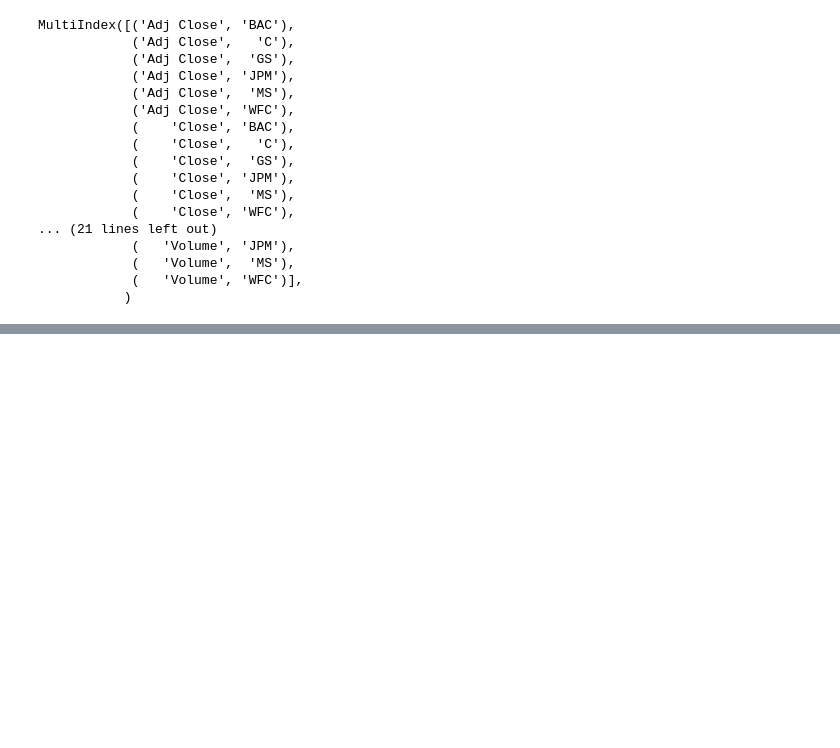
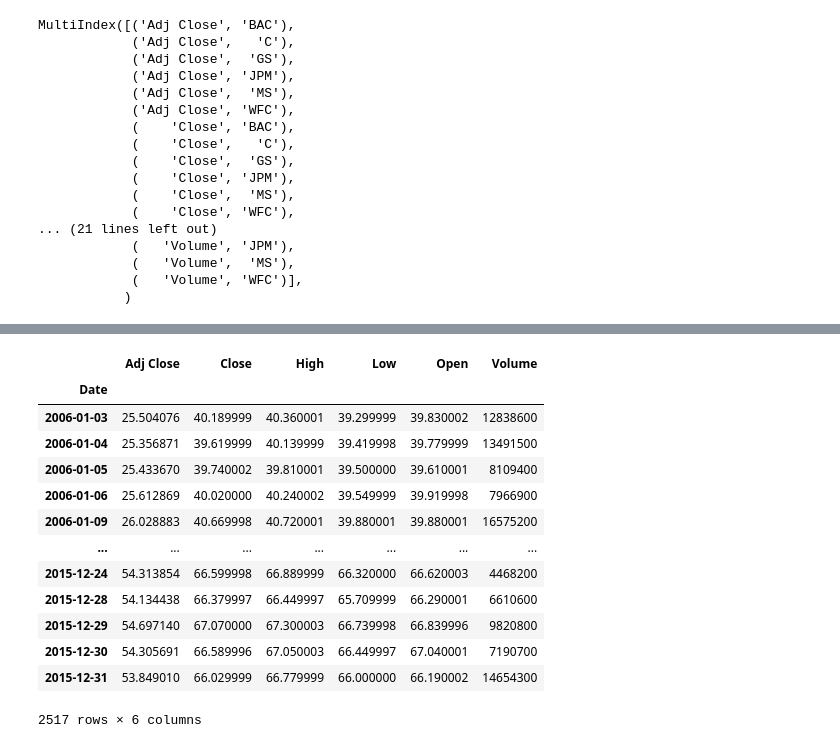
Before and after one commit to MeetPatel89/stocks_analysis, a Jupyter notebook: notebook.ipynb, the cells around one changed output, grey strips where cells are left out. Saved outputs shown, nothing was run; the diff lists cells and outputs as text; code cells hidden in the pictures; blank space fills up the shorter version.

```diff
--- a/notebook.ipynb
+++ b/notebook.ipynb
@@ -70,0 +125,18 @@ MultiIndex([('Adj Close', 'BAC'),
+# %%
+# get JP Morgan stocks
+df.xs(key="JPM", axis=1, level=1)
+# %% [output]
+|  | Adj Close | Close | High | Low | Open | Volume |
+| Date |  |  |  |  |  |  |
+| 2006-01-03 | 25.504076 | 40.189999 | 40.360001 | 39.299999 | 39.830002 | 12838600 |
+| 2006-01-04 | 25.356871 | 39.619999 | 40.139999 | 39.419998 | 39.779999 | 13491500 |
+| 2006-01-05 | 25.433670 | 39.740002 | 39.810001 | 39.500000 | 39.610001 | 8109400 |
+| 2006-01-06 | 25.612869 | 40.020000 | 40.240002 | 39.549999 | 39.919998 | 7966900 |
+| 2006-01-09 | 26.028883 | 40.669998 | 40.720001 | 39.880001 | 39.880001 | 16575200 |
+| ... | ... | ... | ... | ... | ... | ... |
+| 2015-12-24 | 54.313854 | 66.599998 | 66.889999 | 66.320000 | 66.620003 | 4468200 |
+| 2015-12-28 | 54.134438 | 66.379997 | 66.449997 | 65.709999 | 66.290001 | 6610600 |
+| 2015-12-29 | 54.697140 | 67.070000 | 67.300003 | 66.739998 | 66.839996 | 9820800 |
+| 2015-12-30 | 54.305691 | 66.589996 | 67.050003 | 66.449997 | 67.040001 | 7190700 |
+| 2015-12-31 | 53.849010 | 66.029999 | 66.779999 | 66.000000 | 66.190002 | 14654300 |
+2517 rows × 6 columns
```
Also changed, not shown: parts of 5 cells of this notebook.
